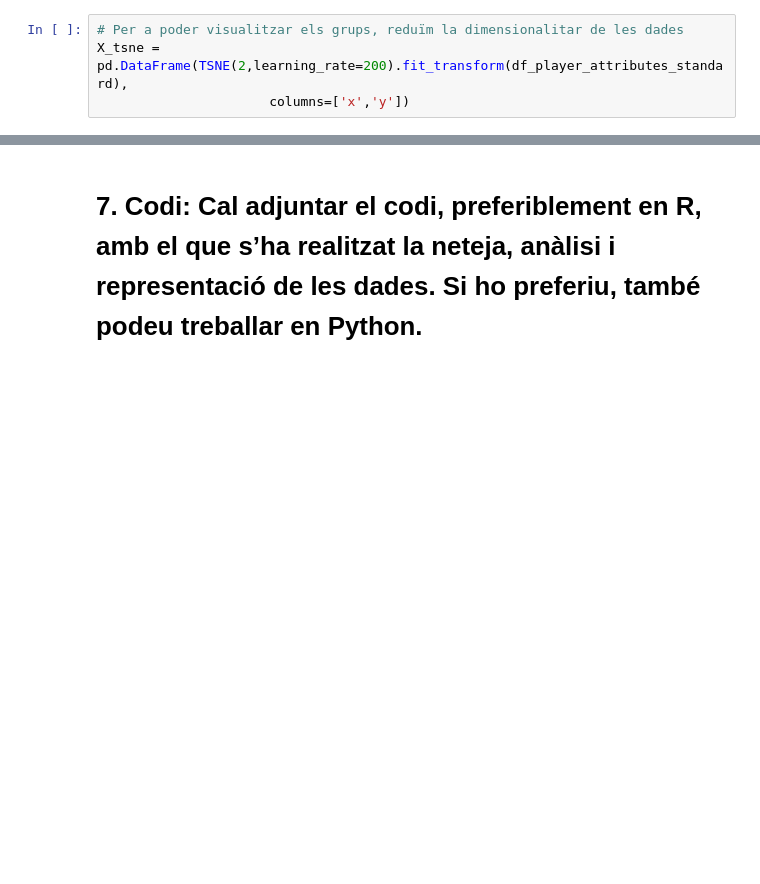
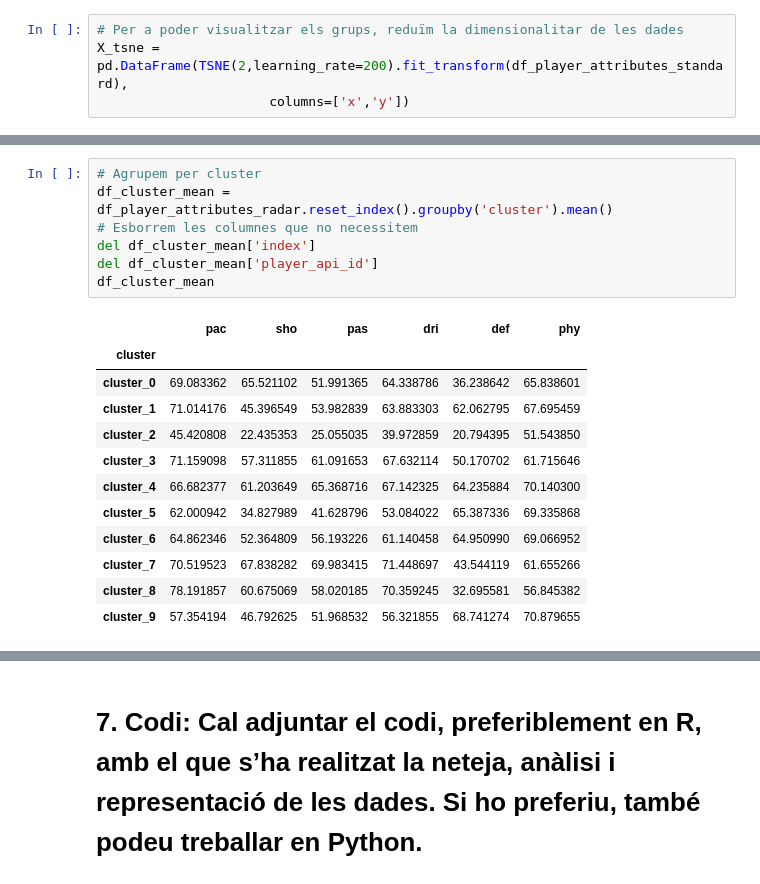
Before and after one commit to KRLSMolina/European-Soccer-Data, a Jupyter notebook: european-soccer-data-analysis.ipynb, the cells around one changed output, grey strips where cells are left out. Saved outputs shown, nothing was run; the diff lists cells and outputs as text; blank space fills up the shorter version.

```diff
--- a/european-soccer-data-analysis.ipynb
+++ b/european-soccer-data-analysis.ipynb
@@ -789,0 +848,20 @@ fig.show()
+# %%
+# Agrupem per cluster
+df_cluster_mean = df_player_attributes_radar.reset_index().groupby('cluster').mean()
+# Esborrem les columnes que no necessitem
+del df_cluster_mean['index']
+del df_cluster_mean['player_api_id']
+df_cluster_mean
+# %% [output]
+|  | pac | sho | pas | dri | def | phy |
+| cluster |  |  |  |  |  |  |
+| cluster_0 | 69.083362 | 65.521102 | 51.991365 | 64.338786 | 36.238642 | 65.838601 |
+| cluster_1 | 71.014176 | 45.396549 | 53.982839 | 63.883303 | 62.062795 | 67.695459 |
+| cluster_2 | 45.420808 | 22.435353 | 25.055035 | 39.972859 | 20.794395 | 51.543850 |
+| cluster_3 | 71.159098 | 57.311855 | 61.091653 | 67.632114 | 50.170702 | 61.715646 |
+| cluster_4 | 66.682377 | 61.203649 | 65.368716 | 67.142325 | 64.235884 | 70.140300 |
+| cluster_5 | 62.000942 | 34.827989 | 41.628796 | 53.084022 | 65.387336 | 69.335868 |
+| cluster_6 | 64.862346 | 52.364809 | 56.193226 | 61.140458 | 64.950990 | 69.066952 |
+| cluster_7 | 70.519523 | 67.838282 | 69.983415 | 71.448697 | 43.544119 | 61.655266 |
+| cluster_8 | 78.191857 | 60.675069 | 58.020185 | 70.359245 | 32.695581 | 56.845382 |
+| cluster_9 | 57.354194 | 46.792625 | 51.968532 | 56.321855 | 68.741274 | 70.879655 |
```
Also changed, not shown: parts of 34 cells of this notebook.
